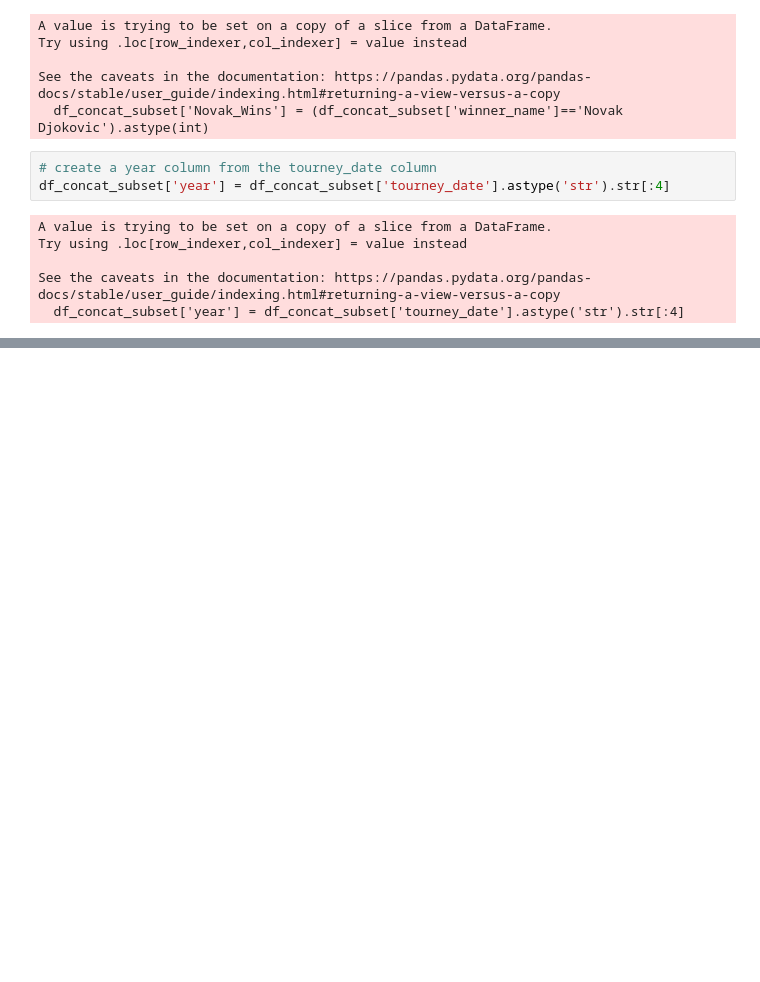
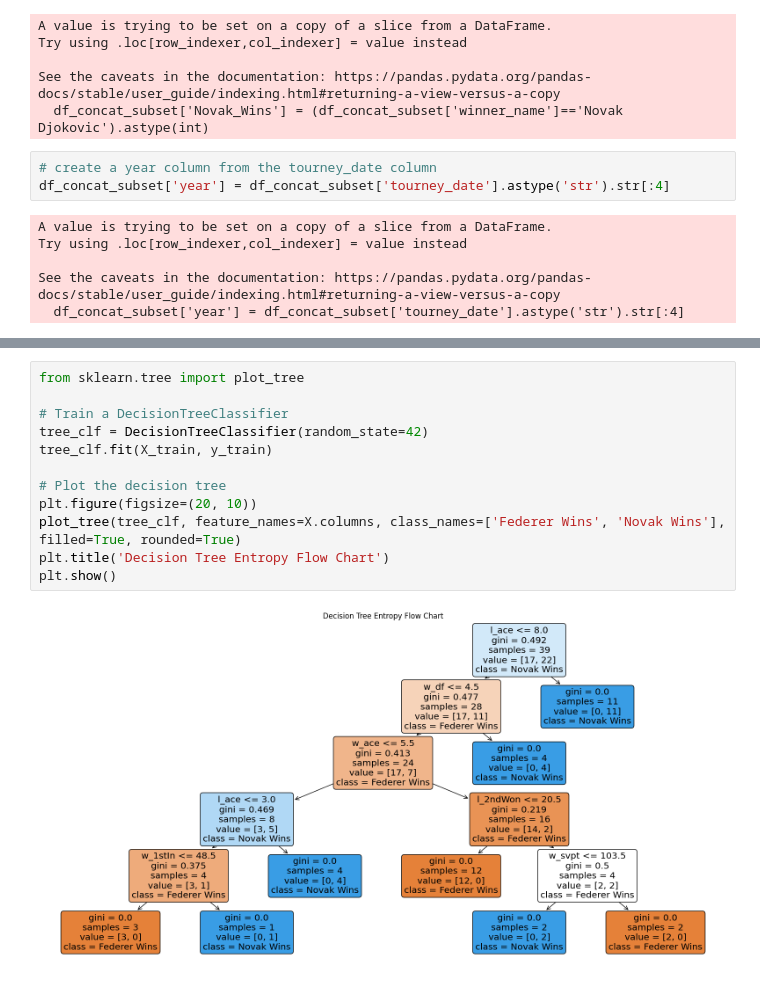
Before and after one commit to sivamovva/TennisEDA, a Jupyter notebook: tennis_eda_main.ipynb, the cells around one changed output, grey strips where cells are left out. Drawn from its saved outputs; the diff is of its cells as text; blank space fills up the shorter version.

```diff
--- a/tennis_eda_main.ipynb
+++ b/tennis_eda_main.ipynb
@@ -372,0 +467,14 @@ df_concat_subset.plot(kind='line', x='year',y='Novak_Wins')
+# %%
+from sklearn.tree import plot_tree
+
+# Train a DecisionTreeClassifier
+tree_clf = DecisionTreeClassifier(random_state=42)
+tree_clf.fit(X_train, y_train)
+
+# Plot the decision tree
+plt.figure(figsize=(20, 10))
+plot_tree(tree_clf, feature_names=X.columns, class_names=['Federer Wins', 'Novak Wins'], filled=True, rounded=True)
+plt.title('Decision Tree Entropy Flow Chart')
+plt.show()
+# %% [output]
+[figure, added]
```
Also changed, not shown: parts of 7 cells of this notebook.
